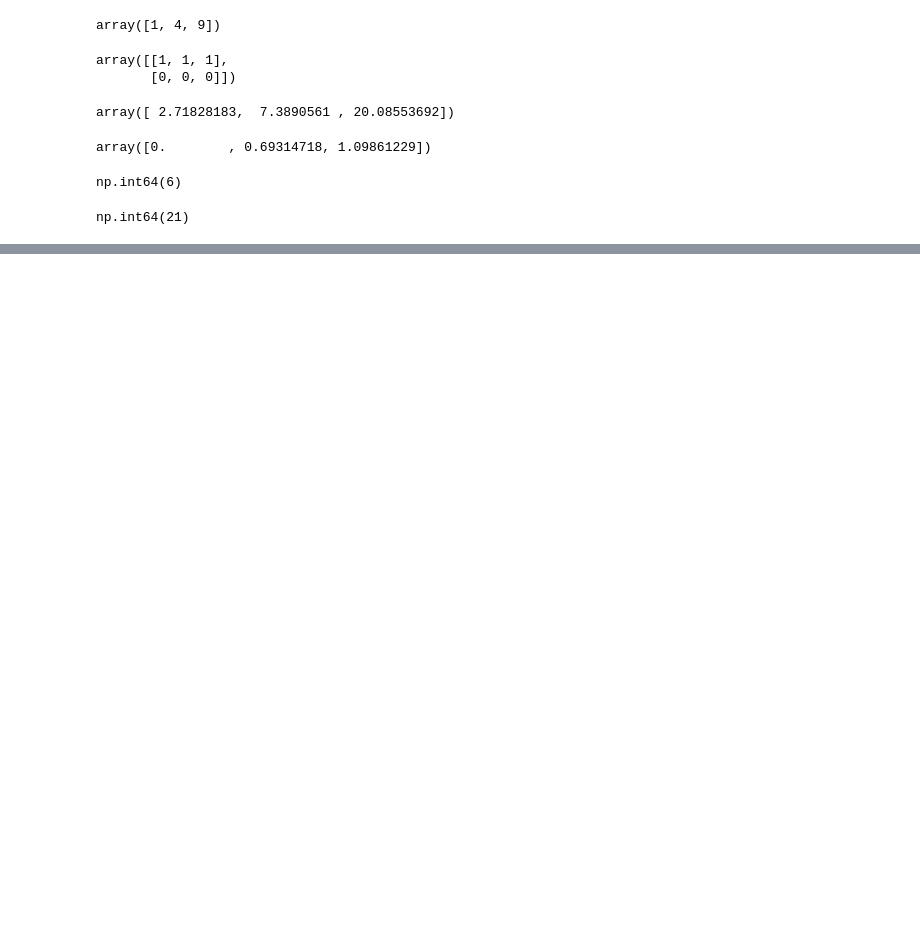
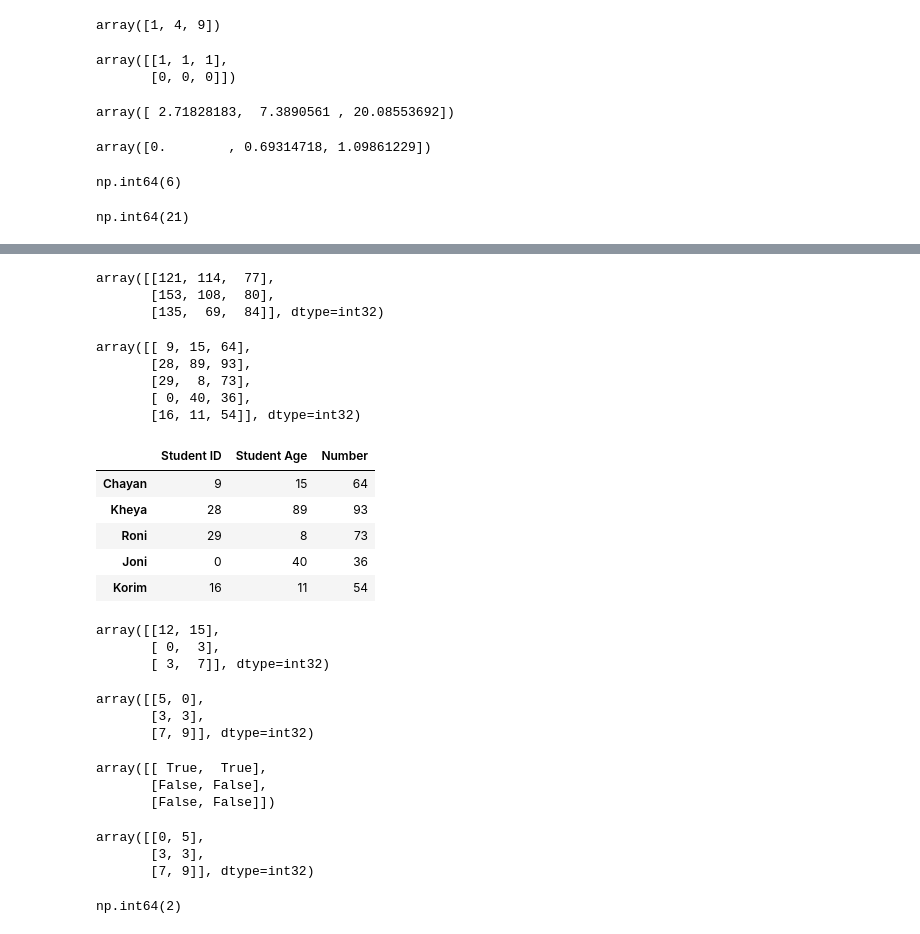
Before and after one commit to JNRCHAYAN/Machine-Learning-Code, a Jupyter notebook: Numpy_Practice_Learn.ipynb, the cells around one changed output, grey strips where cells are left out. Saved outputs shown, nothing was run; the diff lists cells and outputs as text; code cells hidden in the pictures; blank space fills up the shorter version.

```diff
--- a/Numpy_Practice_Learn.ipynb
+++ b/Numpy_Practice_Learn.ipynb
@@ -273,0 +380,57 @@ array([1.60929116e-01, 4.33252795e-01, 3.21183157e-01, 5.55333144e-01,
+# %%
+mat3
+# %% [output]
+array([[121, 114,  77],
+       [153, 108,  80],
+       [135,  69,  84]], dtype=int32)
+# %%
+np.random.seed(10)
+student  =  np.random.randint(100,size=(5,3))
+# %%
+student
+# %% [output]
+array([[ 9, 15, 64],
+       [28, 89, 93],
+       [29,  8, 73],
+       [ 0, 40, 36],
+       [16, 11, 54]], dtype=int32)
+# %%
+student_list =pd.DataFrame(student,index=["Chayan","Kheya","Roni","Joni","Korim"],columns=["Student ID","Student Age","Number"]
+)
+# %%
+student_list
+# %% [output]
+|  | Student ID | Student Age | Number |
+| Chayan | 9 | 15 | 64 |
+| Kheya | 28 | 89 | 93 |
+| Roni | 29 | 8 | 73 |
+| Joni | 0 | 40 | 36 |
+| Korim | 16 | 11 | 54 |
+# %%
+m1
+# %% [output]
+array([[12, 15],
+       [ 0,  3],
+       [ 3,  7]], dtype=int32)
+# %%
+m2
+# %% [output]
+array([[5, 0],
+       [3, 3],
+       [7, 9]], dtype=int32)
+# %%
+m1>m2
+# %% [output]
+array([[ True,  True],
+       [False, False],
+       [False, False]])
+# %%
+np.sort(m2)
+# %% [output]
+array([[0, 5],
+       [3, 3],
+       [7, 9]], dtype=int32)
+# %%
+np.argmin(m1)
+# %% [output]
+np.int64(2)
```
Also changed, not shown: parts of 30 cells of this notebook, 1 other file.
